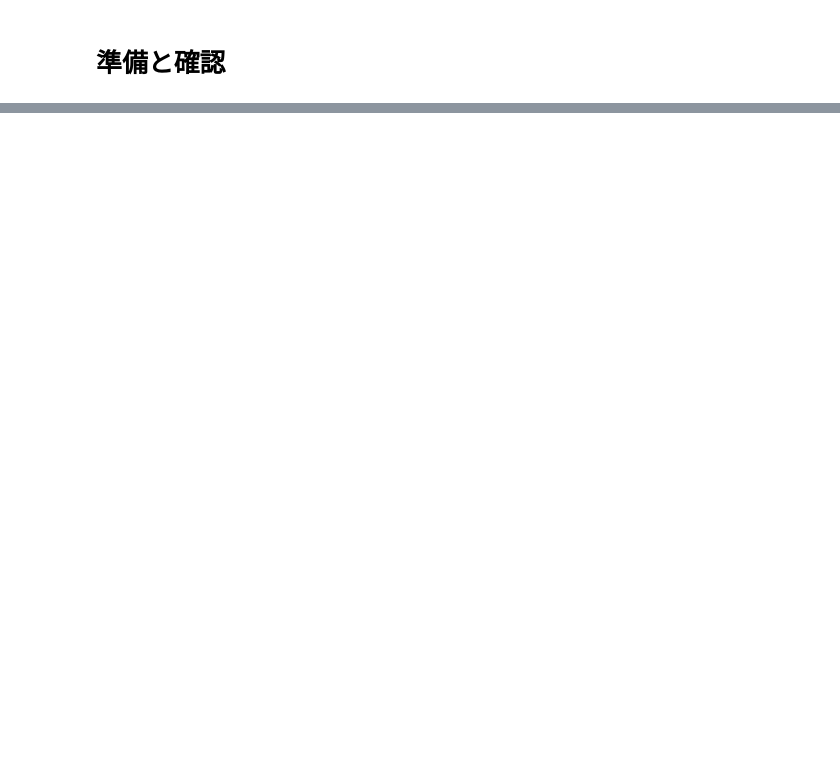
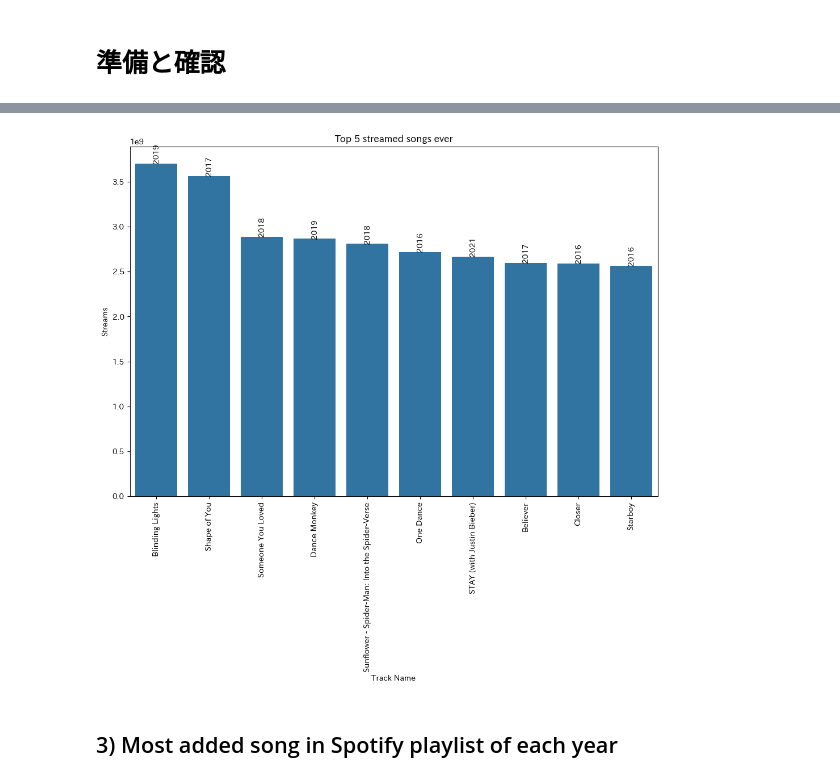
Before and after one commit to naorex/Kaggle_Datasets_Top_Spotify_Songs, a Jupyter notebook: nb/001_data_check.ipynb, the cells around one changed output, grey strips where cells are left out. Saved outputs shown, nothing was run; the diff lists cells and outputs as text; code cells hidden in the pictures; blank space fills up the shorter version.

```diff
--- a/nb/001_data_check.ipynb
+++ b/nb/001_data_check.ipynb
@@ -139,0 +301,3 @@ Name: track_name, dtype: int64
+# %%
+top_5_streamed_df = sp_songs.sort_values(by=['streams'], ascending=False)
+top_5_streamed_df.head()
@@ -139,0 +312,14 @@ Name: track_name, dtype: int64
+# %%
+create_bar_plot(figsize_x=12,
+                figsize_y=8,
+                x_value="track_name",
+                y_value="streams",
+                data_value=top_5_streamed_df.head(10),
+                labels_value=top_5_streamed_df["released_year"].head(10),
+                plt_title="Top 5 streamed songs ever",
+                plt_xlabel="Track Name",
+                plt_ylabel="Streams")
+# %% [output]
+[figure, added]
+# %% [markdown]
+## 3) Most added song in Spotify playlist of each year
```
Also changed, not shown: parts of 59 cells of this notebook.
